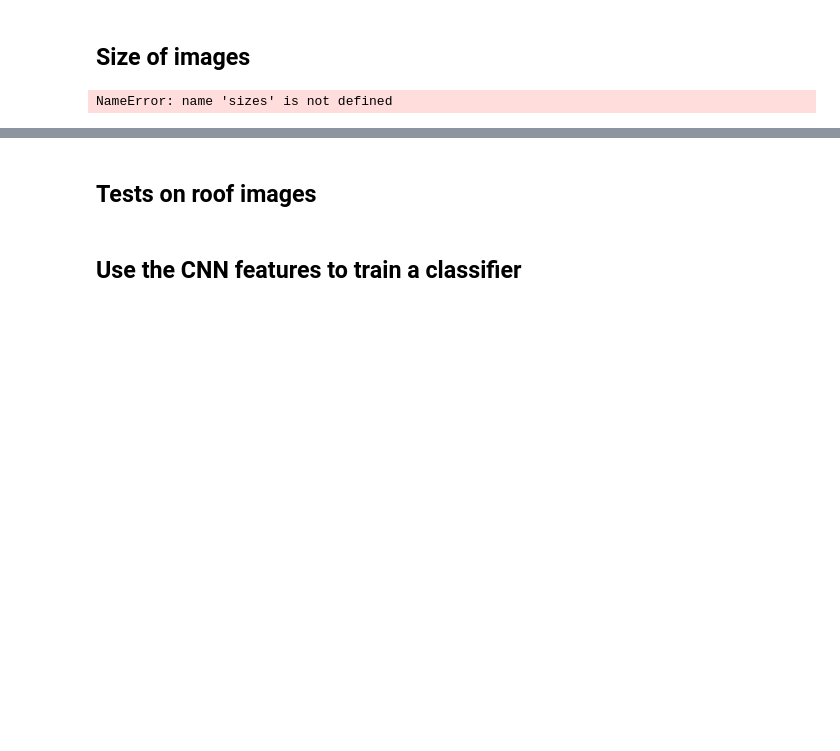
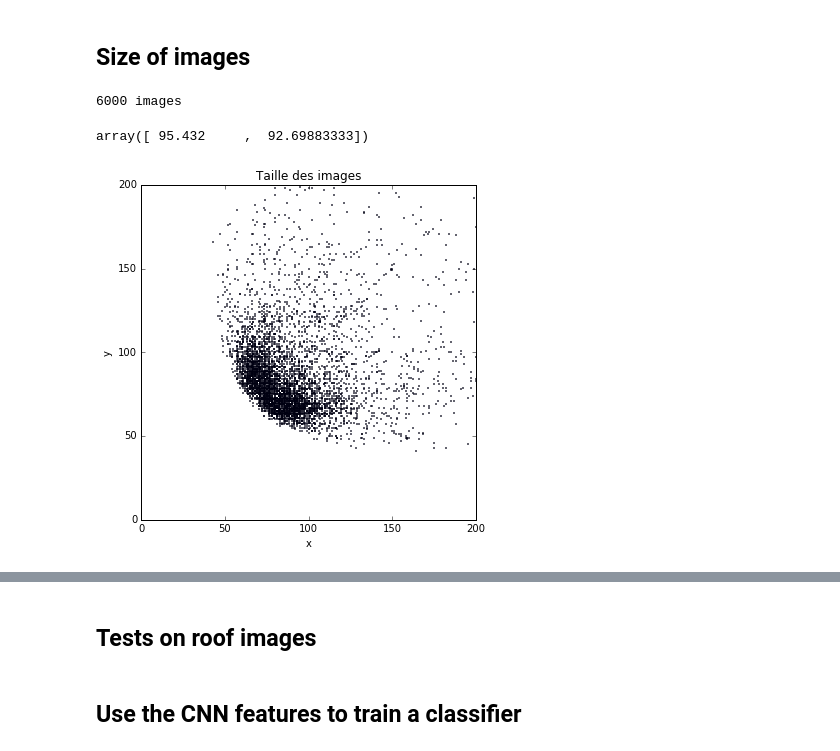
Before and after one commit to opensolarmap/solml, a Jupyter notebook: CNN.ipynb, the cells around one changed output, grey strips where cells are left out. Drawn from its saved outputs; the diff is of its cells as text; code cells hidden in the pictures; blank space fills up the shorter version.

Commit message:
image size scatter

```diff
--- a/CNN.ipynb
+++ b/CNN.ipynb
@@ -19,8 +19,32 @@ Using Theano backend.
 # %% [markdown]
 ## Size of images
+# %%
+train_ids, val_ids, test_ids, train_labels, val_labels, test_labels = load.two_balanced_classes()
+ids = train_ids + val_ids + test_ids
+# %%
+N = len(ids)
+print("%d images"%N)
+sizes = np.zeros((N, 2))
+for i, ident in enumerate(ids):
+    ident = ident_list[i]
+    filename = roof_cache_dir + str(ident) + '.jpg'
+    image = Image.open(filename)
+    x, y = image.size
+    sizes[i, 0] = x
+    sizes[i, 1] = y
+# %% [output]
+6000 images
 # %%
 # plot sizes of images
-plt.scatter(sizes[:, 0], sizes[:, 1])
+plt.figure(figsize=(6, 6))
+plt.scatter(sizes[:, 0], sizes[:, 1], s=0.5)
+plt.axis('equal')
+plt.xlim([0,200])
+plt.ylim([0,200])
+plt.title('Taille des images')
+plt.xlabel('x')
+plt.ylabel('y')
 sizes.mean(axis=0)
 # %% [output]
-NameError: name 'sizes' is not defined
+array([ 95.432     ,  92.69883333])
+[figure, added]
```
Also changed, not shown: parts of 7 cells of this notebook.
